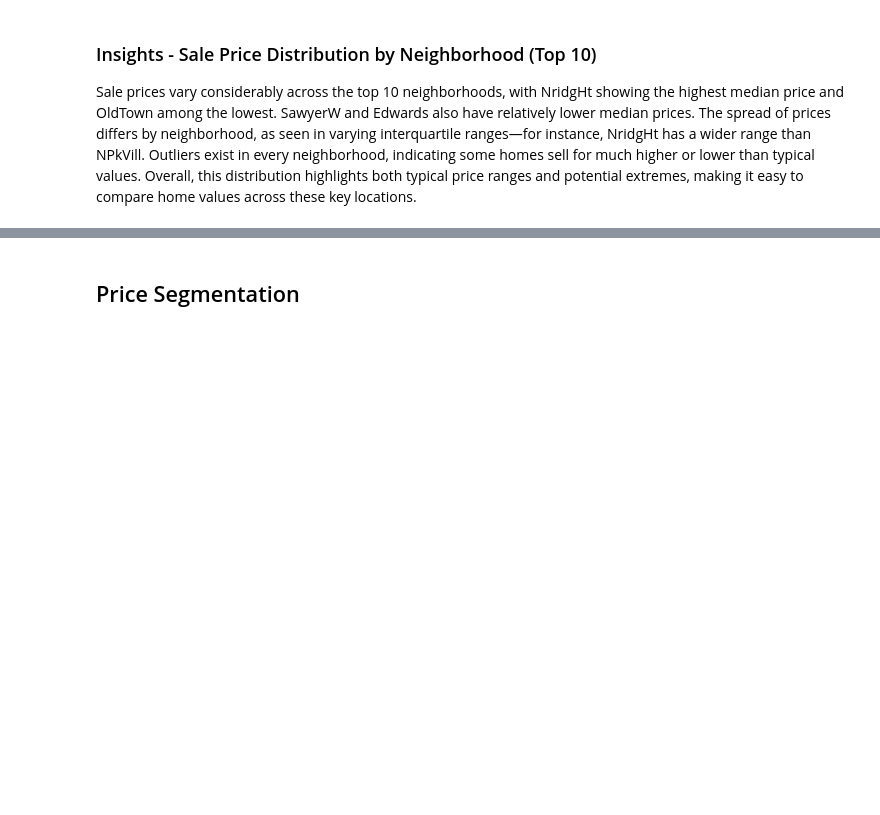
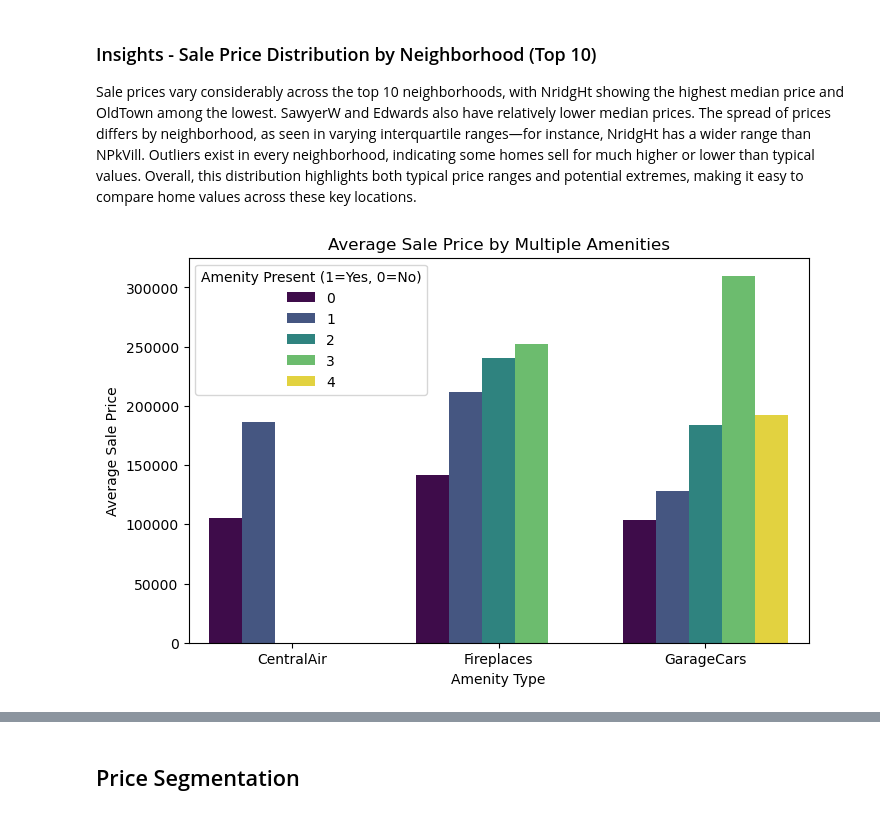
Before and after one commit to Abdush1/Exploratory-Data-Analysis-EDA-for-Real-Estate-Pricing-Project-3-NHIS, a Jupyter notebook: Project-3.ipynb, the cells around one changed output, grey strips where cells are left out. Cells and saved outputs as stored; diff of their text form; code cells hidden in the pictures; blank space fills up the shorter version.

```diff
--- a/Project-3.ipynb
+++ b/Project-3.ipynb
@@ -749,3 +779,27 @@ plt.show()
 # %% [markdown]
 ### Insights - Sale Price Distribution by Neighborhood (Top 10)
 Sale prices vary considerably across the top 10 neighborhoods, with NridgHt showing the highest median price and OldTown among the lowest. SawyerW and Edwards also have relatively lower median prices. The spread of prices differs by neighborhood, as seen in varying interquartile ranges—for instance, NridgHt has a wider range than NPkVill. Outliers exist in every neighborhood, indicating some homes sell for much higher or lower than typical values. Overall, this distribution highlights both typical price ranges and potential extremes, making it easy to compare home values across these key locations.
+# %%
+# relevant amenities
+amenities = ['CentralAir', 'GarageCars', 'Fireplaces']
+
+# Convert categorical to numeric (Y/N → 1/0)
+if df['CentralAir'].dtype == 'object':
+    df['CentralAir'] = df['CentralAir'].map({'Y': 1, 'N': 0})
+
+# Create a long-form dataframe for plotting
+df_melt = df.melt(id_vars='SalePrice', value_vars=amenities,
+                  var_name='Amenity', value_name='Value')
+
+# Group and calculate mean SalePrice for each amenity level
+amenity_avg = df_melt.groupby(['Amenity', 'Value'])['SalePrice'].mean().reset_index()
+
+plt.figure(figsize=(8,5))
+sns.barplot(x='Amenity', y='SalePrice', hue='Value', data=amenity_avg, palette='viridis')
+plt.title('Average Sale Price by Multiple Amenities')
+plt.xlabel('Amenity Type')
+plt.ylabel('Average Sale Price')
+plt.legend(title='Amenity Present (1=Yes, 0=No)')
+plt.show()
+# %% [output]
+[figure, added]
```
Also changed, not shown: parts of 19 cells of this notebook.
